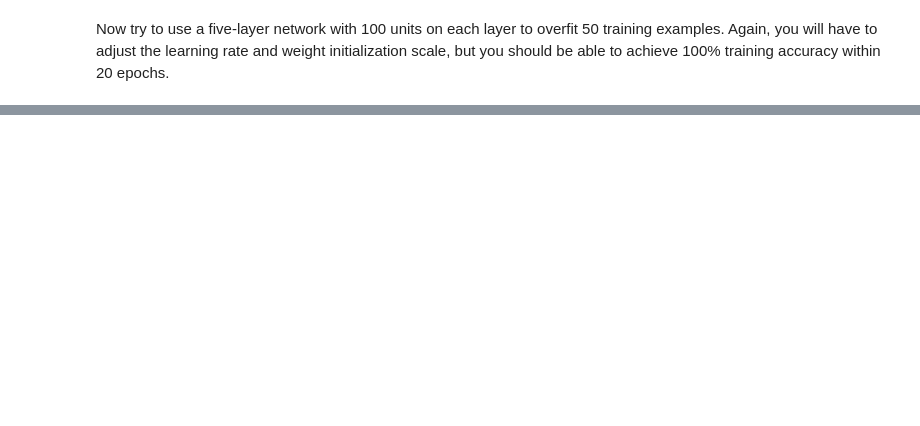
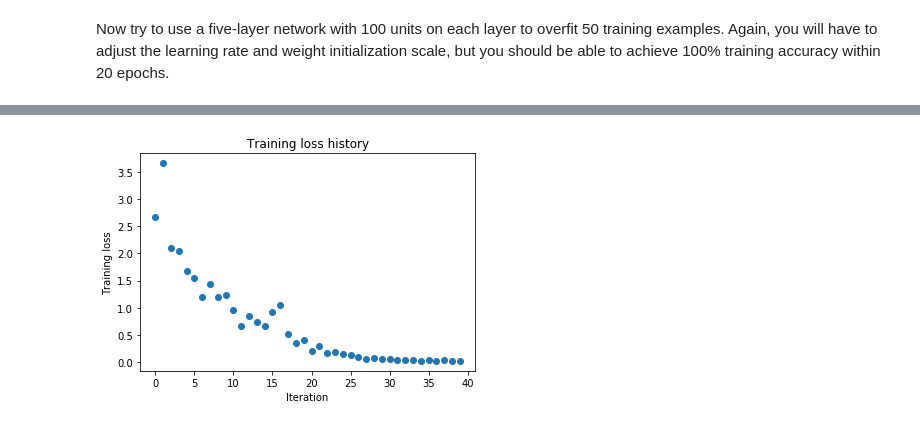
Before and after one commit to He-Ze/CS231n-Assignment2, a Jupyter notebook: final-project/FullyConnectedNets.ipynb, the cells around one changed output, grey strips where cells are left out. Cells and saved outputs as stored; diff of their text form; code cells hidden in the pictures; blank space fills up the shorter version.

```diff
--- a/final-project/FullyConnectedNets.ipynb
+++ b/final-project/FullyConnectedNets.ipynb
@@ -385,8 +464,8 @@ small_data = {
   'y_val': data['y_val'],
 }
 
-learning_rate = 2e-3  # Experiment with this!
-weight_scale = 1e-5   # Experiment with this!
+learning_rate = 0.02  # Experiment with this!
+weight_scale = 0.04   # Experiment with this!
 model = FullyConnectedNet([100, 100, 100, 100],
                 weight_scale=weight_scale, dtype=np.float64)
 solver = Solver(model, small_data,
@@ -403,3 +482,4 @@ plt.title('Training loss history')
 plt.xlabel('Iteration')
 plt.ylabel('Training loss')
 plt.show()
+# %% [output]
@@ -405,0 +503 @@ plt.show()
+[figure, added]
```
Also changed, not shown: parts of 8 cells of this notebook, 1 other file.
